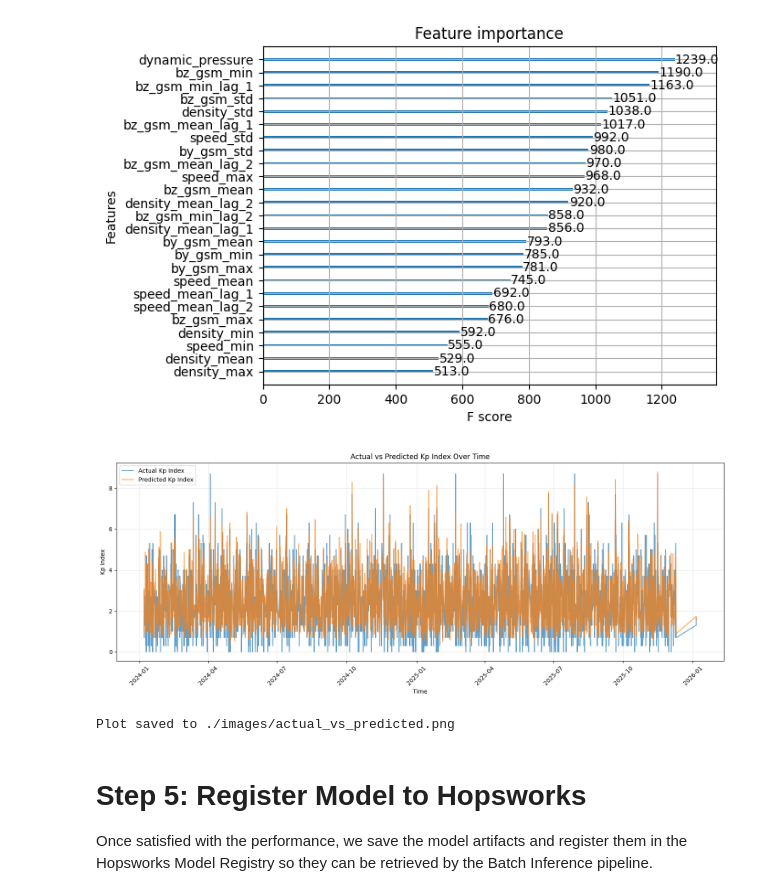
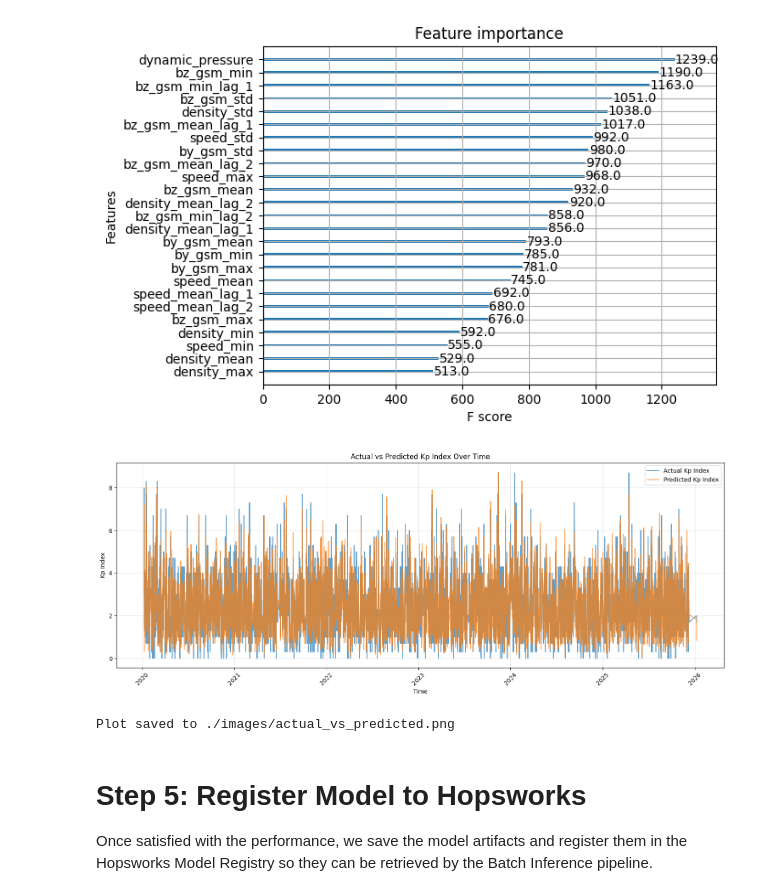
Before and after one commit to AlessandroBertelli/ID2223_Project, a Jupyter notebook: 3_aurora_training_pipeline.ipynb, the cells around one changed output. Cells and saved outputs as stored; diff of their text form; code cells hidden in the pictures.

```diff
--- a/3_aurora_training_pipeline.ipynb
+++ b/3_aurora_training_pipeline.ipynb
@@ -47,28 +48,31 @@ Logged in to project, explore it here https://c.app.hopsworks.ai:443/p/1299605
 # Create the lagged features
 # %%
 # Get the solar wind feature group
-solar_wind_fg = fs.get_feature_group(name="solar_wind_fg", version=4)
+solar_wind_aggregated_fg = fs.get_feature_group(name="solar_wind_aggregated_fg", version=1)
 # %%
 # Create lagged for the KP index to capture temporal dependencies
-merged_df = solar_wind_fg.read()
+merged_df = solar_wind_aggregated_fg.read()
 # Sort by chronological order
 merged_df = merged_df.sort_values('window_start').reset_index(drop=True)
 
-LAGS = [1, 2]  # 3h, 6h of lagging
+# 3h, 6h of lagging
+merged_df = util.lag_features(merged_df, lags=[1, 2], lag_features=["bz_gsm_mean", "bz_gsm_min", "speed_mean", "density_mean"])
 
-LAG_FEATURES = [
-    "bz_gsm_mean",
-    "bz_gsm_min",
-    "speed_mean",
-    "density_mean"
-]
+# LAGS = [1, 2]  # 3h, 6h of lagging
 
-for lag in LAGS:
-    for col in LAG_FEATURES:
-        merged_df[f"{col}_lag_{lag}"] = merged_df[col].shift(lag)
+# LAG_FEATURES = [
+#     "bz_gsm_mean",
+#     "bz_gsm_min",
+#     "speed_mean",
+#     "density_mean"
+# ]
 
-# Drop rows with NaNs introduced by lagging
-merged_df = merged_df.dropna().reset_index(drop=True)
+# for lag in LAGS:
+#     for col in LAG_FEATURES:
+#         merged_df[f"{col}_lag_{lag}"] = merged_df[col].shift(lag)
+
+# # Drop rows with NaNs introduced by lagging
+# merged_df = merged_df.dropna().reset_index(drop=True)
 
 merged_df
 # %% [output]
@@ -341,29 +345,29 @@ plt.show()
 # %%
 # Create a comparison plot of actual vs predicted Kp index over time
 plt.figure(figsize=(15, 6))
 
 # Get the test dates from merged_df
-test_dates = merged_df.loc[X_test.index, 'date_and_time']
+test_dates = merged_df.loc[X_test.index, 'window_start']
 
 plt.plot(test_dates, y_test.values, label='Actual Kp Index', alpha=0.7, linewidth=1.5)
 plt.plot(test_dates, y_pred, label='Predicted Kp Index', alpha=0.7, linewidth=1.5)
 
 plt.xlabel('Time')
 plt.ylabel('Kp Index')
 plt.title('Actual vs Predicted Kp Index Over Time')
 plt.legend()
 plt.grid(True, alpha=0.3)
 plt.xticks(rotation=45)
 plt.tight_layout()
 
 # Save the plot
 prediction_plot_path = images_dir + "/actual_vs_predicted.png"
 plt.savefig(prediction_plot_path)
 plt.show()
 
 print(f"Plot saved to {prediction_plot_path}")
 # %% [output]
-[figure, old version]
+[figure, new version]
 Plot saved to ./images/actual_vs_predicted.png
 # %% [markdown]
 # Step 5: Register Model to Hopsworks
```
Also changed, not shown: parts of 2 cells of this notebook, 7 other files.
